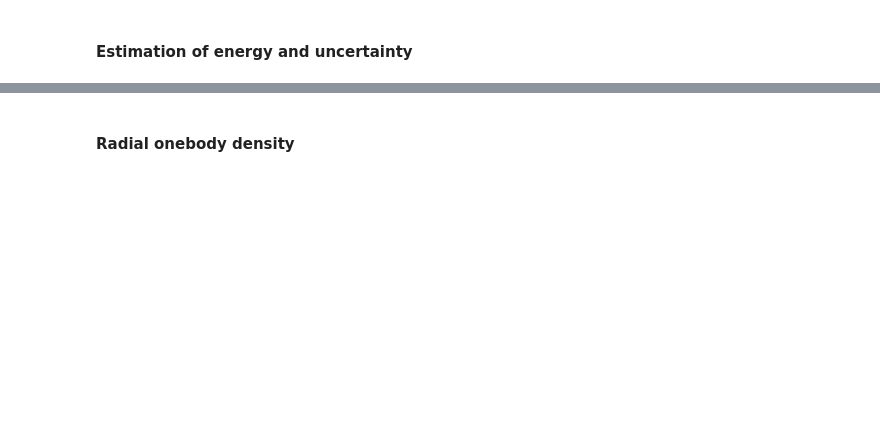
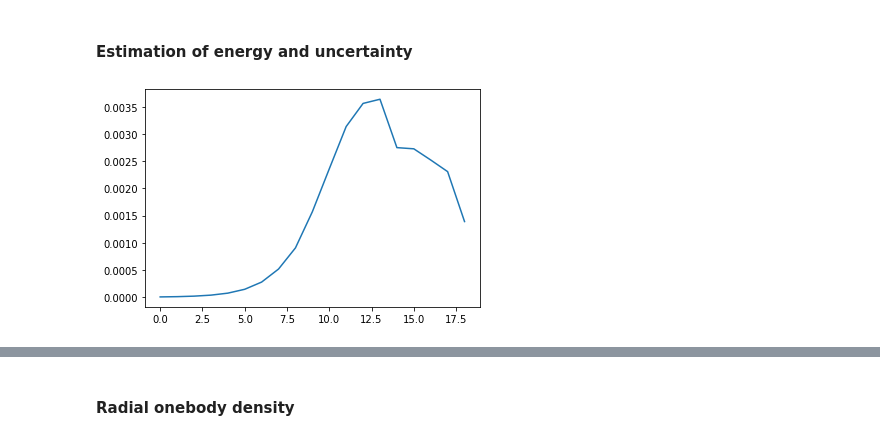
Before and after one commit to KristianWold/FYS4411, a Jupyter notebook: Project1/results.ipynb, the cells around one changed output, grey strips where cells are left out. Cells and saved outputs as stored; diff of their text form; code cells hidden in the pictures; blank space fills up the shorter version.

```diff
--- a/Project1/results.ipynb
+++ b/Project1/results.ipynb
@@ -977,7 +977,7 @@ conf["threads"] = 12
 
 conf["numPart"] = 50
 conf["numDim"] = 3
-conf["numSteps"] = 100#2**20 + cutoff
+conf["numSteps"] = 2**16 + cutoff
 conf["stepLength"] = 0.5
 conf["importanceSampling"] = 1
 
@@ -1036,6 +1069,11 @@ densityNonInteracting = src.oneBodyDensity(pos, bins)/conf["numSteps"]
 # %%
 E = np.mean(localEnergies)
 Var = src.blocking(localEnergies, 18)
+# %%
+plt.plot(Var)
+plt.show()
+# %% [output]
+[figure, added]
 # %%
 print(f"<E> = {E} +- {np.sqrt(Var[13])}")
 # %% [output]
```
Also changed, not shown: parts of 9 cells of this notebook, 5 other files.
